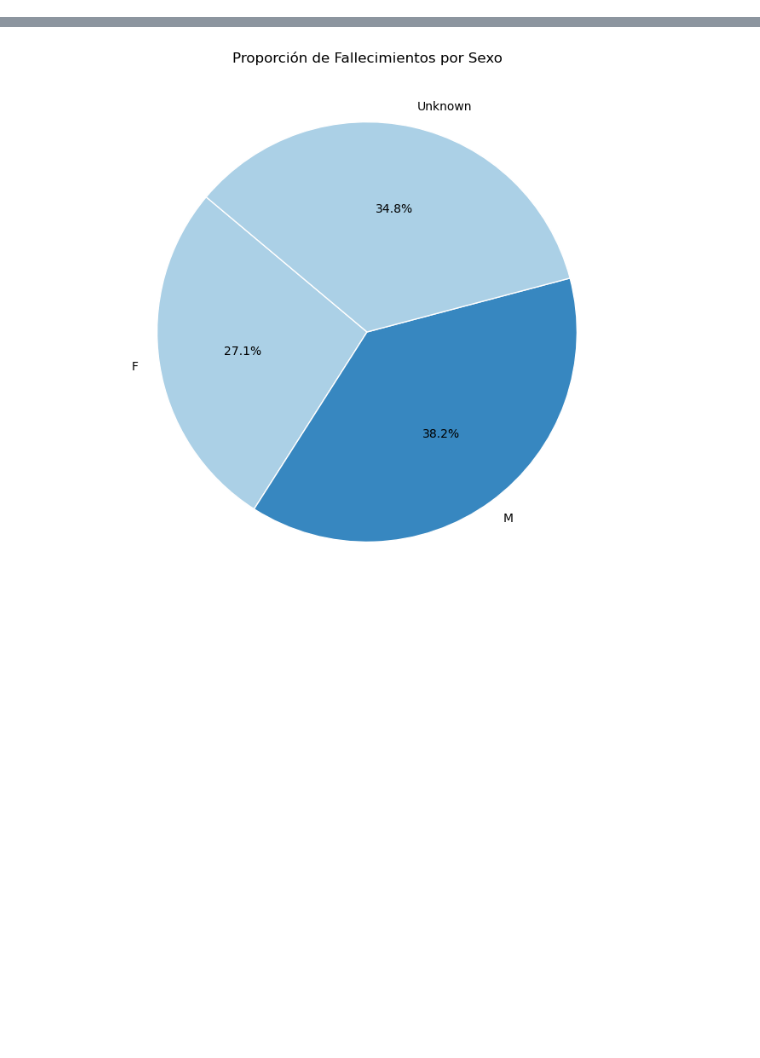
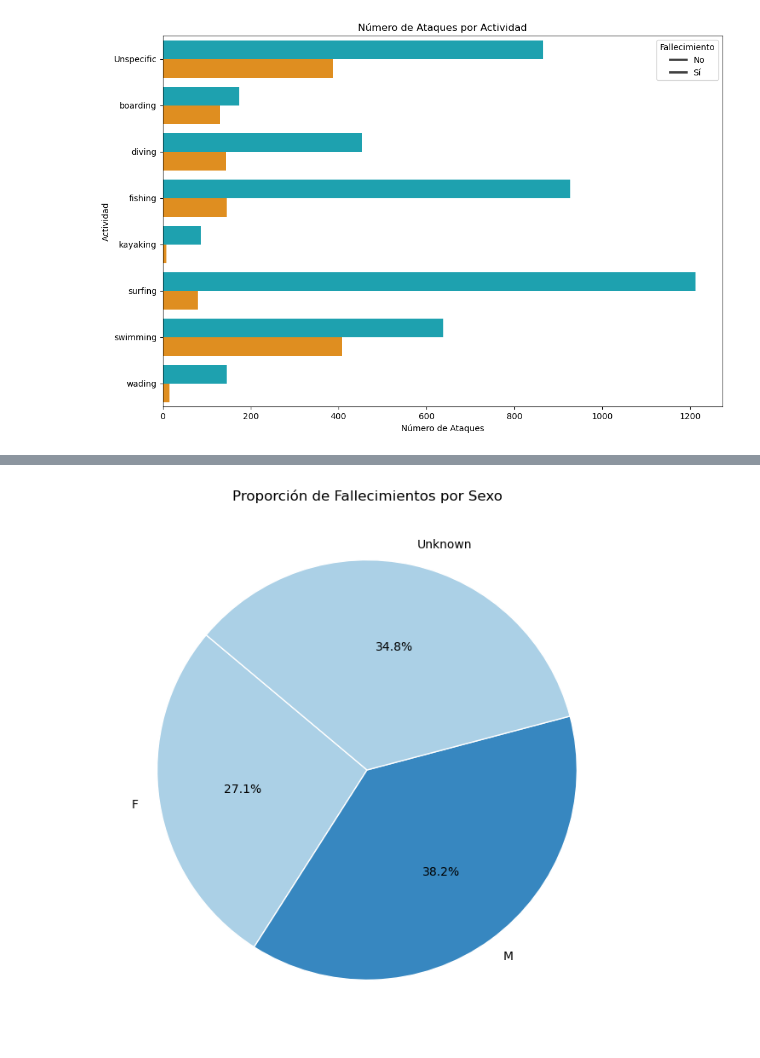
Before and after one commit to LOA395/Shark-attack, a Jupyter notebook: EDA.ipynb, the cells around one changed output, grey strips where cells are left out. Cells and saved outputs as stored; diff of their text form; code cells hidden in the pictures; blank space fills up the shorter version.

```diff
--- a/EDA.ipynb
+++ b/EDA.ipynb
@@ -46,0 +98,17 @@ df['Date'] = pd.to_datetime(df['Date'])
+# %%
+
+df_sin_unknown = df_copia[df_copia['Deceased'].isin(['Y', 'N'])]
+# Contar ataques por actividad y mortalidad
+activity_attacks = df_sin_unknown.groupby(['Activity', 'Deceased'], as_index=False).size().rename(columns={'size': 'Number of Attacks'})
+
+# Crear el gráfico de barras horizontales
+plt.figure(figsize=(12, 8))
+sns.barplot(data=activity_attacks, y='Activity', x='Number of Attacks', hue='Deceased',
+            palette={'Y': '#FF9300', 'N': '#06B5C7'})
+plt.title('Número de Ataques por Actividad')
+plt.xlabel('Número de Ataques')
+plt.ylabel('Actividad')
+plt.legend(title='Fallecimiento', labels=['No', 'Sí'])
+plt.show()
+# %% [output]
+[figure, added]
```
Also changed, not shown: parts of 29 cells of this notebook, 2 other files.
